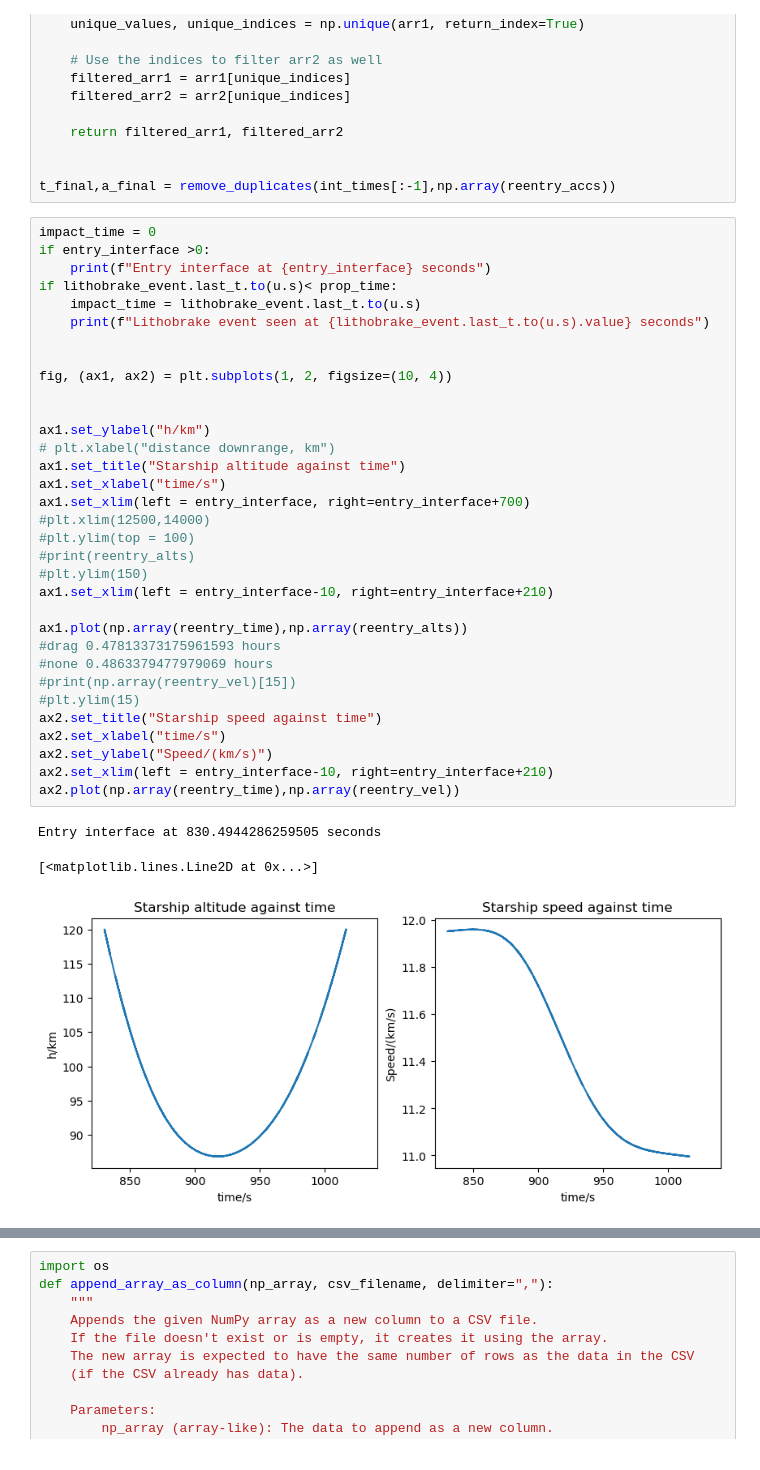
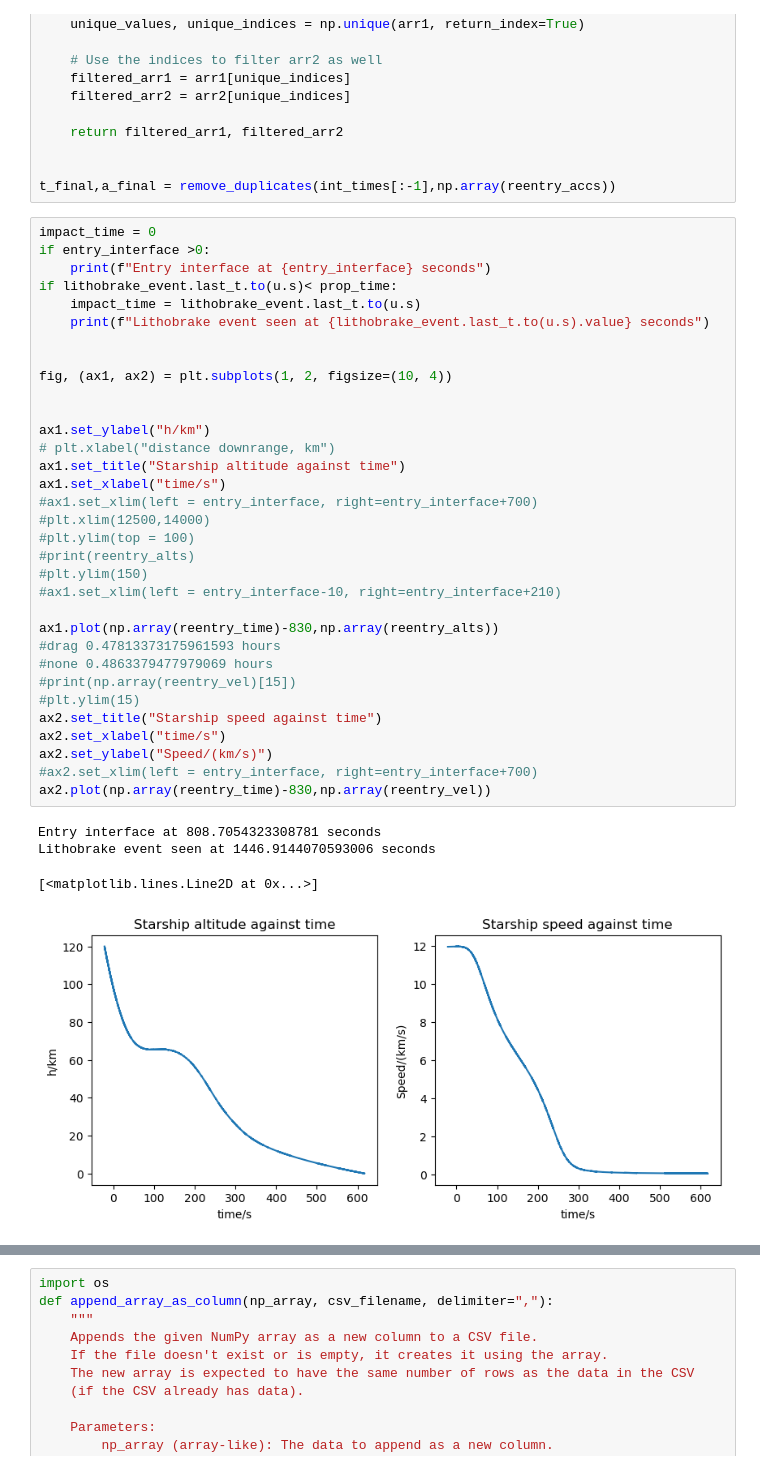
Before and after one commit to jackSN8/mars-3-months, a Jupyter notebook: hyperbolic-earth-entry.ipynb, the cells around one changed output, grey strips where cells are left out. Saved outputs shown, nothing was run; the diff lists cells and outputs as text.

```diff
--- a/hyperbolic-earth-entry.ipynb
+++ b/hyperbolic-earth-entry.ipynb
@@ -377,40 +412,41 @@ t_final,a_final = remove_duplicates(int_times[:-1],np.array(reentry_accs))
 # %%
 impact_time = 0
 if entry_interface >0:
     print(f"Entry interface at {entry_interface} seconds")
 if lithobrake_event.last_t.to(u.s)< prop_time:
     impact_time = lithobrake_event.last_t.to(u.s)
     print(f"Lithobrake event seen at {lithobrake_event.last_t.to(u.s).value} seconds")
 
 
 fig, (ax1, ax2) = plt.subplots(1, 2, figsize=(10, 4))
 
 
 ax1.set_ylabel("h/km")
 # plt.xlabel("distance downrange, km")
 ax1.set_title("Starship altitude against time")
 ax1.set_xlabel("time/s")
-ax1.set_xlim(left = entry_interface, right=entry_interface+700)
+#ax1.set_xlim(left = entry_interface, right=entry_interface+700)
 #plt.xlim(12500,14000)
 #plt.ylim(top = 100)
 #print(reentry_alts)
 #plt.ylim(150)
-ax1.set_xlim(left = entry_interface-10, right=entry_interface+210)
+#ax1.set_xlim(left = entry_interface-10, right=entry_interface+210)
 
-ax1.plot(np.array(reentry_time),np.array(reentry_alts))
+ax1.plot(np.array(reentry_time)-830,np.array(reentry_alts))
 #drag 0.47813373175961593 hours
 #none 0.4863379477979069 hours
 #print(np.array(reentry_vel)[15])
 #plt.ylim(15)
 ax2.set_title("Starship speed against time")
 ax2.set_xlabel("time/s")
 ax2.set_ylabel("Speed/(km/s)")
-ax2.set_xlim(left = entry_interface-10, right=entry_interface+210)
-ax2.plot(np.array(reentry_time),np.array(reentry_vel))
+#ax2.set_xlim(left = entry_interface, right=entry_interface+700)
+ax2.plot(np.array(reentry_time)-830,np.array(reentry_vel))
 # %% [output]
-Entry interface at 830.4944286259505 seconds
+Entry interface at 808.7054323308781 seconds
+Lithobrake event seen at 1446.9144070593006 seconds
 [<matplotlib.lines.Line2D at 0x...>]
-[figure, old version]
+[figure, new version]
 # %%
 plt.plot(np.array(reentry_vel),np.array(reentry_alts))
 plt.title("Alt vs velocity")
```
Also changed, not shown: parts of 8 cells of this notebook, 1 other file.
